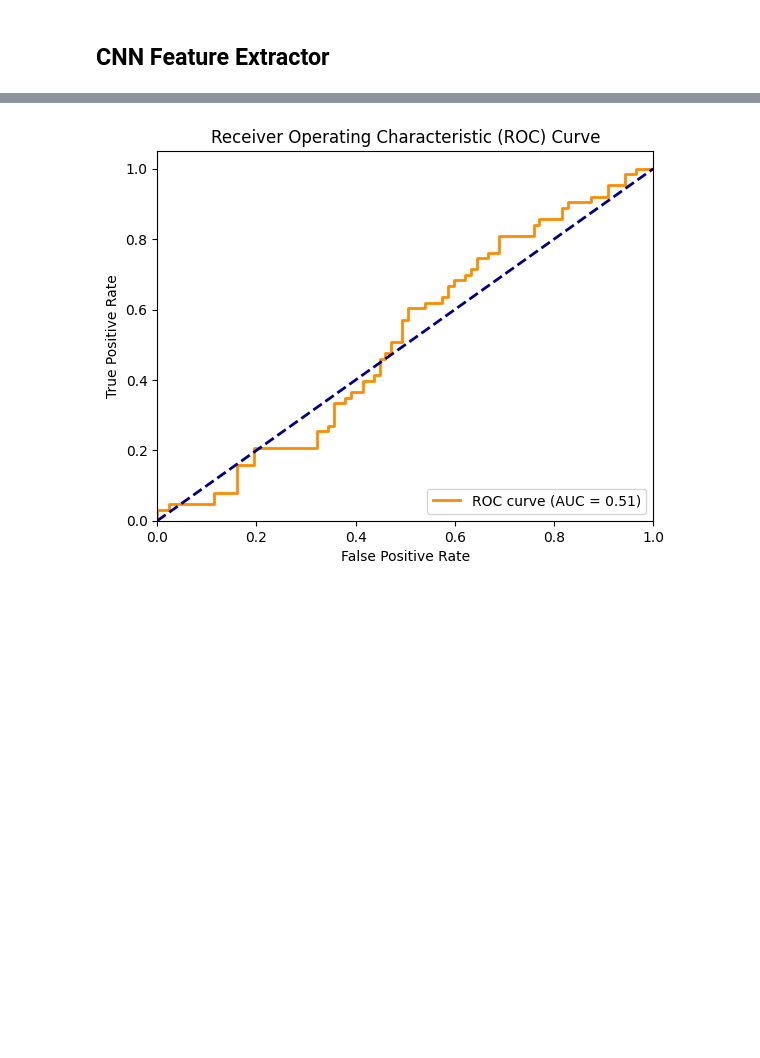
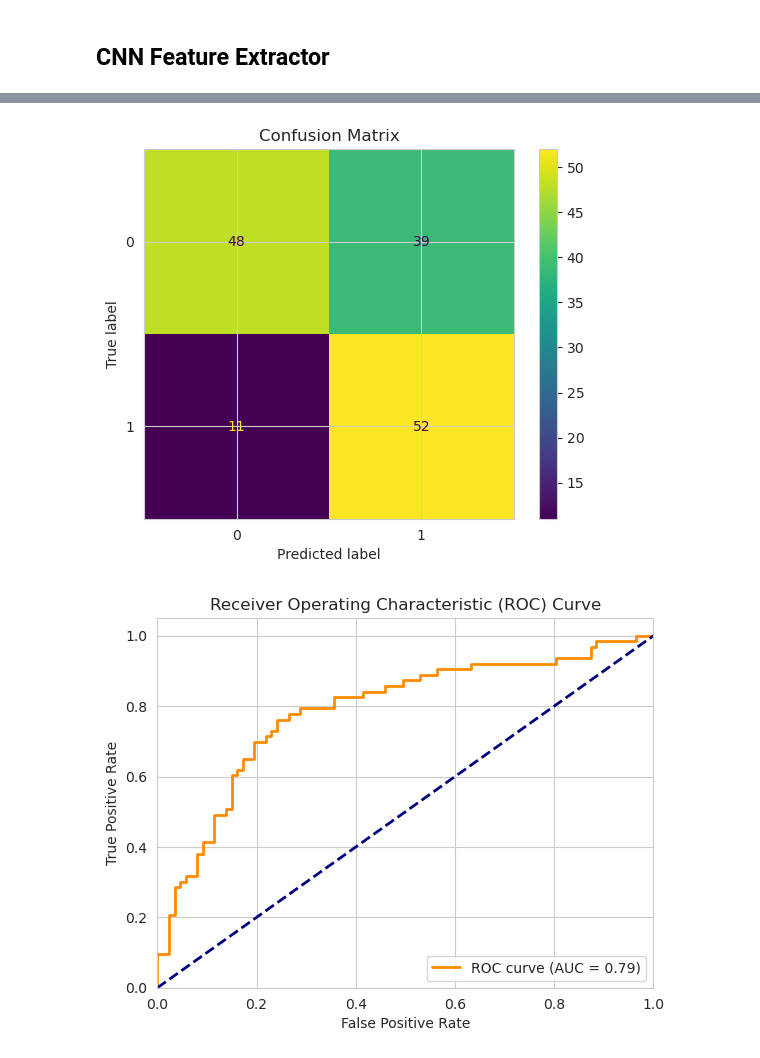
Before and after one commit to nhatminhtrieu/Brain-Stroke-Diagnosis, a Jupyter notebook: rsna/resnet3D-rsna-mil.ipynb, the cells around one changed output, grey strips where cells are left out. Cells and saved outputs as stored; diff of their text form; code cells hidden in the pictures; blank space fills up the shorter version.

Commit message:
Adjust the number of dropout value, add one more layer. Confusion matrix visualization

```diff
--- a/rsna/resnet3D-rsna-mil.ipynb
+++ b/rsna/resnet3D-rsna-mil.ipynb
@@ -145,18 +129,6 @@ def read_dicom_folder(folder_path):
 ## Split Dataset
 # %%
 def split_dataset(patient_scan_labels, test_size=TEST_SIZE, val_size=VALID_SIZE, random_state=42):
-    """
-    Split the dataset into training, validation, and testing sets while maintaining the same ratio of labels.
-
-    Args:
-        patient_scan_labels (pd.DataFrame): The DataFrame containing patient scan labels.
-        test_size (float): The proportion of the dataset to include in the test split.
-        val_size (float): The proportion of the training set to include in the validation split.
-        random_state (int): The seed used by the random number generator.
-
-    Returns:
-        Tuple: train_labels, val_labels, test_labels
-    """
     # If any of the hemorrhage indicators is 1, the label is 1, otherwise 0
     patient_scan_labels['label'] = patient_scan_labels[['any', 'epidural', 'intraparenchymal', 'intraventricular', 'subarachnoid', 'subdural']].any(axis=1).astype(int)
 
@@ -567,6 +460,28 @@ def plot_roc_curve(model, data_loader, device):
     plt.title('Receiver Operating Characteristic (ROC) Curve')
     plt.legend(loc="lower right")
     plt.show()
+# %%
+def plot_confusion_matrix(model, test_loader, device):
+    model.eval()
+    y_true = []
+    y_pred = []
+
+    with torch.no_grad():
+        for batch_data, batch_labels in test_loader:
+            batch_data = batch_data.to(device)
+            batch_labels = batch_labels.to(device)
+
+            outputs = model(batch_data).squeeze()
+            predictions = (outputs > 0).cpu().numpy()
+
+            y_true.extend(batch_labels.cpu().numpy())
+            y_pred.extend(predictions)
+
+    cm = confusion_matrix(y_true, y_pred)
+    disp = ConfusionMatrixDisplay(confusion_matrix=cm)
+    disp.plot()
+    plt.title('Confusion Matrix')
+    plt.show()
 # %%
 if __name__ == "__main__":
     device = torch.device('cuda' if torch.cuda.is_available() else 'cpu')
@@ -579,7 +494,10 @@ if __name__ == "__main__":
     val_loader = get_train_loader(DATA_DIR, val_labels, batch_size=VALID_BATCH_SIZE)
     test_loader = get_test_loader(DATA_DIR, test_labels, batch_size=TEST_BATCH_SIZE)
 
-    trained_model = train_model(model, train_loader, val_loader, num_epochs=50, learning_rate=0.001)
+    trained_model = train_model(model, train_loader, val_loader, num_epochs=30, learning_rate=0.001)
+
+    # Plot the Confusion Matrix
+    plot_confusion_matrix(trained_model, test_loader, device)
 
     # Save the model
     torch.save(trained_model.state_dict(), 'trained_model.pth')
@@ -604,3 +524,4 @@ Val Loss: 51.0517, Accuracy: 0.5800, Precision: 0.5000, Recall: 0.4921, F1: 0.49
-[figure, old version]
+[figure, new version]
+[figure, added]
 # %%
 # Load the model and test it on test loader and print the results of classification to a csv
```
Also changed, not shown: parts of 12 cells of this notebook, 2 other files.
